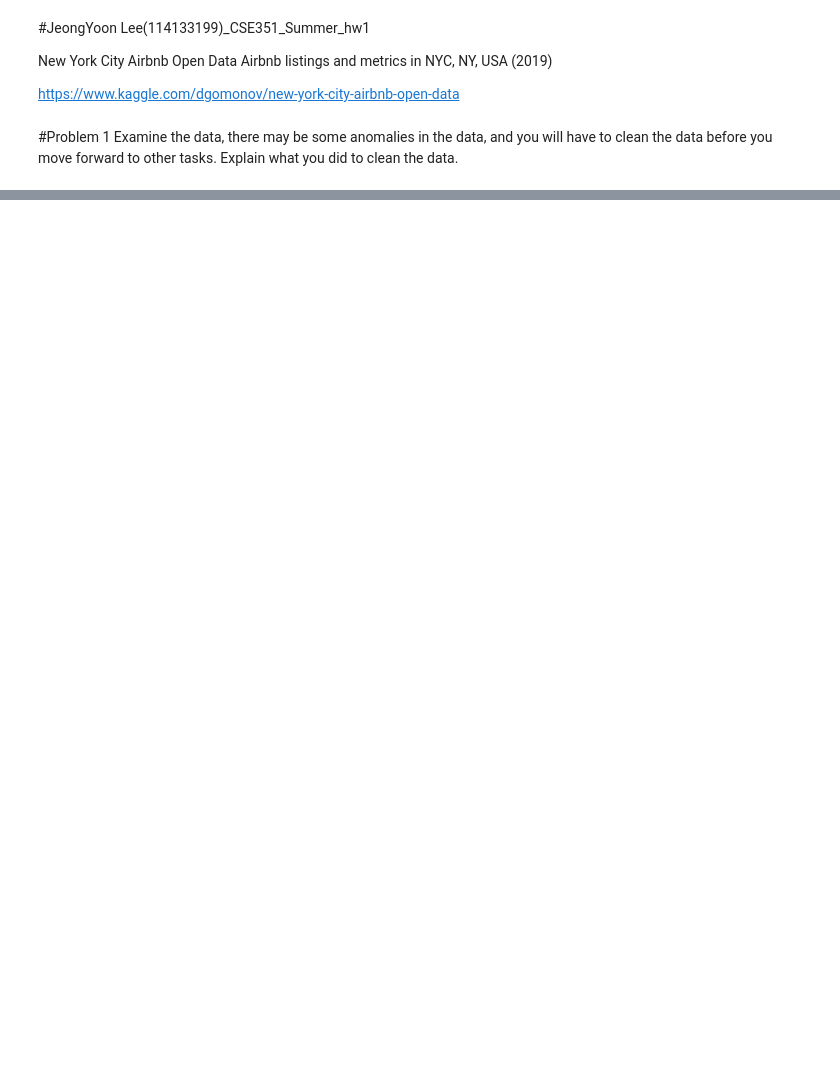
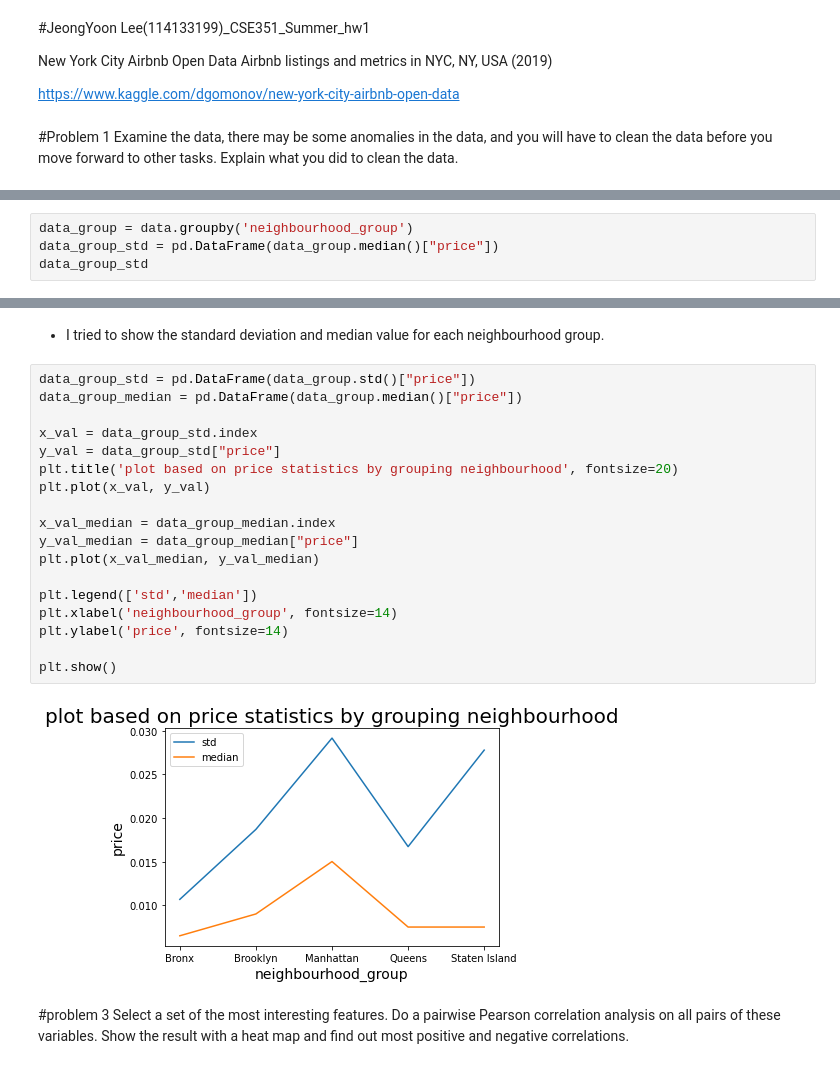
Before and after one commit to JeongYoon-L/Analysis-NYC-Airbnb-open-data, a Jupyter notebook: cse351_hw1_Lee_JeongYoon_114133199.ipynb, the cells around one changed output, grey strips where cells are left out. Drawn from its saved outputs; the diff is of its cells as text; blank space fills up the shorter version.

```diff
--- a/cse351_hw1_Lee_JeongYoon_114133199.ipynb
+++ b/cse351_hw1_Lee_JeongYoon_114133199.ipynb
@@ -23,0 +383,4 @@ data.head()
+# %%
+data_group = data.groupby('neighbourhood_group')
+data_group_std = pd.DataFrame(data_group.median()["price"])
+data_group_std
@@ -23,0 +420,27 @@ data.head()
+# %% [markdown]
+- I tried to show the standard deviation and median value for each neighbourhood group.
+# %%
+data_group_std = pd.DataFrame(data_group.std()["price"])
+data_group_median = pd.DataFrame(data_group.median()["price"])
+
+x_val = data_group_std.index
+y_val = data_group_std["price"]
+plt.title('plot based on price statistics by grouping neighbourhood', fontsize=20)
+plt.plot(x_val, y_val)
+
+x_val_median = data_group_median.index
+y_val_median = data_group_median["price"]
+plt.plot(x_val_median, y_val_median)
+
+plt.legend(['std','median'])
+plt.xlabel('neighbourhood_group', fontsize=14)
+plt.ylabel('price', fontsize=14)
+
+plt.show()
+# %% [output]
+[figure, added]
+# %% [markdown]
+#problem 3
+Select a set of the most interesting features. Do a pairwise Pearson correlation analysis on all pairs
+of these variables. Show the result with a heat map and find out most positive and negative
+correlations.
```
Also changed, not shown: parts of 92 cells of this notebook.
